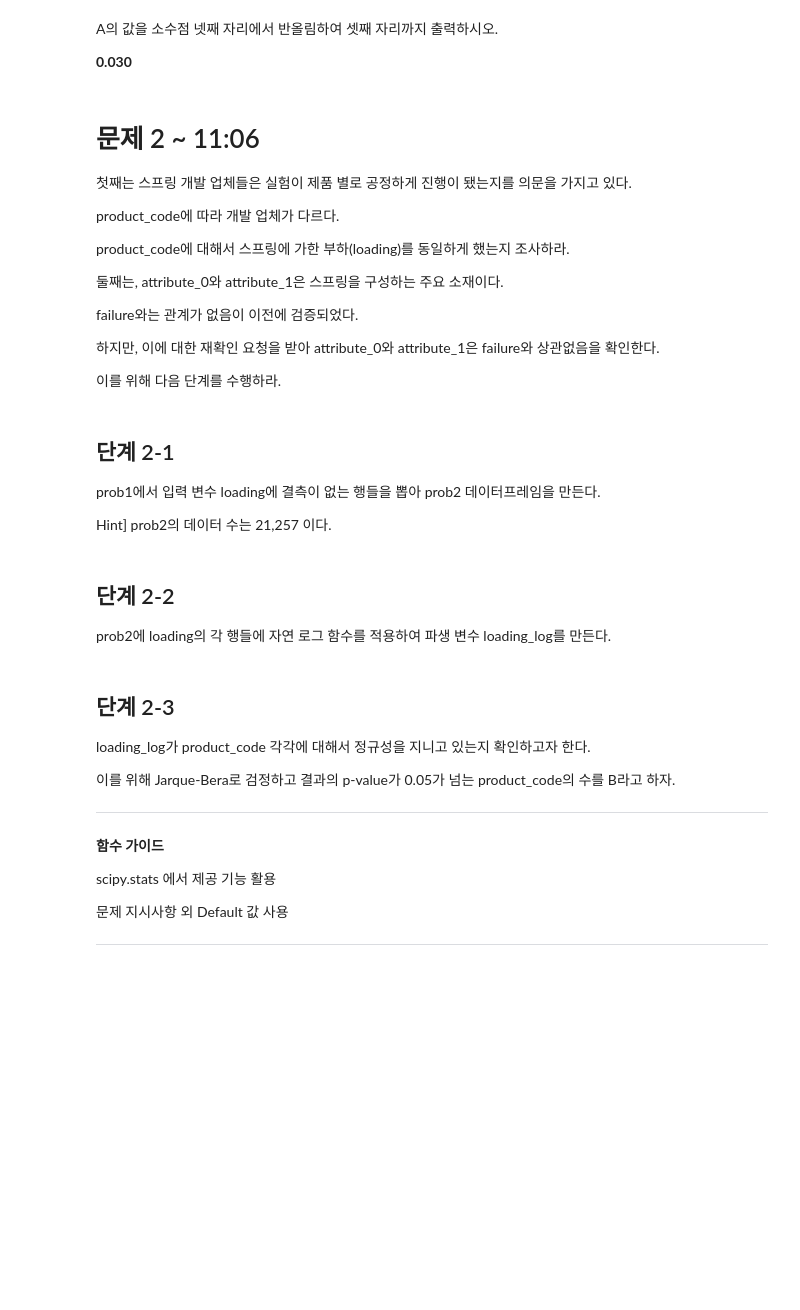
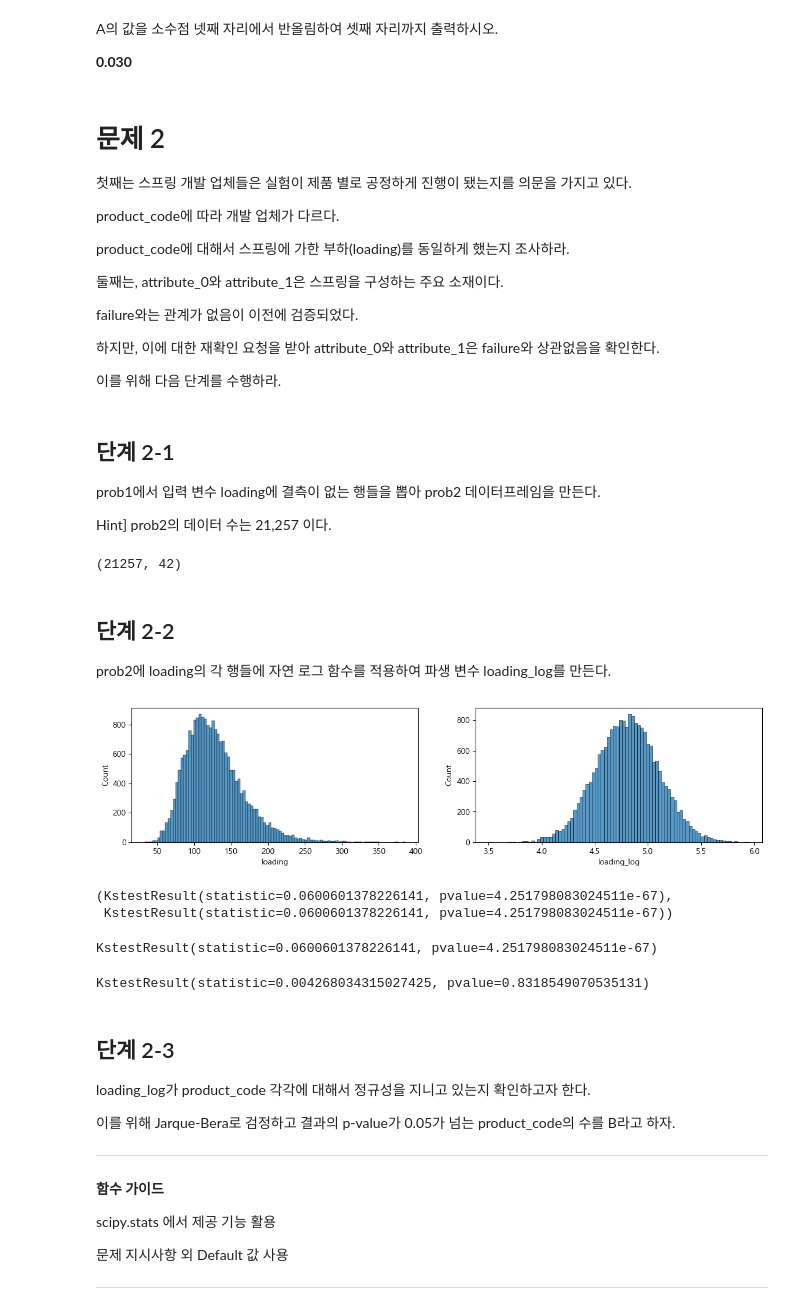
Before and after one commit to sunkusun9/DS_lv3_2308_2, a Jupyter notebook: sec_ds_lv3_prob1_prob.ipynb, the cells around one changed output. Drawn from its saved outputs; the diff is of its cells as text; code cells hidden in the pictures; blank space fills up the shorter version.

```diff
--- a/sec_ds_lv3_prob1_prob.ipynb
+++ b/sec_ds_lv3_prob1_prob.ipynb
@@ -533,7 +535,7 @@ A의 값을 소수점 넷째 자리에서 반올림하여 셋째 자리까지
 
 **0.030**
 # %% [markdown]
-# 문제 2 ~ 11:06
+# 문제 2
 
 첫째는 스프링 개발 업체들은 실험이 제품 별로 공정하게 진행이 됐는지를 의문을 가지고 있다.
 
@@ -554,7 +556,43 @@ failure와는 관계가 없음이 이전에 검증되었다.
 prob1에서 입력 변수 loading에 결측이 없는 행들을 뽑아 prob2 데이터프레임을 만든다.
 
 Hint] prob2의 데이터 수는 21,257 이다.
+# %%
+df_prob2 = df_prob1.loc[df_prob1['loading'].notna()].copy()
+df_prob2.shape
+# %% [output]
+(21257, 42)
 # %% [markdown]
 ## 단계 2-2
 
 prob2에 loading의 각 행들에 자연 로그 함수를 적용하여 파생 변수 loading_log를 만든다.
+# %%
+df_prob2['loading_log'] = np.log(df_prob2['loading'])
+# %%
+# 로그 변환이 어떤 효과를 보였는지, 보여주기 위한 참고용 코드입니다.
+# 좌측으로 치우친 loading 변수가 log 변환을 통해 좌우 대칭형으로 변환되었음을 확인할 수 있습니다.
+
+fig, axes = plt.subplots(1, 2, figsize=(14, 3) )
+sns.histplot(data=df_prob2, x='loading', ax=axes[0])
+sns.histplot(data=df_prob2, x='loading_log', ax=axes[1])
+plt.show()
+# %% [output]
+[figure, added]
+# %%
+# 참고 사항 입니다: Kolmogorov-smironof  test를 이용하여 정규성 검정을 해봅니다.
+from scipy.stats import kstest, norm, zscore
+import functools
+# one sample test이므로, 첫 번째
+(
+    kstest(zscore(df_prob2['loading'], ddof=1), norm.cdf),
+    kstest((df_prob2['loading'] - df_prob2['loading'].mean()) / df_prob2['loading'].std(), norm.cdf)
+)
+# %% [output]
+(KstestResult(statistic=0.0600601378226141, pvalue=4.251798083024511e-67),
+ KstestResult(statistic=0.0600601378226141, pvalue=4.251798083024511e-67))
+# %%
+kstest(
+    df_prob2['loading'],
+    functools.partial(norm.cdf, loc=df_prob2['loading'].mean(), scale=df_prob2['loading'].std(ddof=1))
+)
+# %% [output]
+KstestResult(statistic=0.0600601378226141, pvalue=4.251798083024511e-67)
@@ -561,3 +601,7 @@ prob2에 loading의 각 행들에 자연 로그 함수를 적용하여 파생
+# %%
+kstest(zscore(df_prob2['loading_log'], ddof=1), norm.cdf)
+# %% [output]
+KstestResult(statistic=0.004268034315027425, pvalue=0.8318549070535131)
 # %% [markdown]
 ## 단계 2-3
 
```
Also changed, not shown: parts of 32 cells of this notebook.
